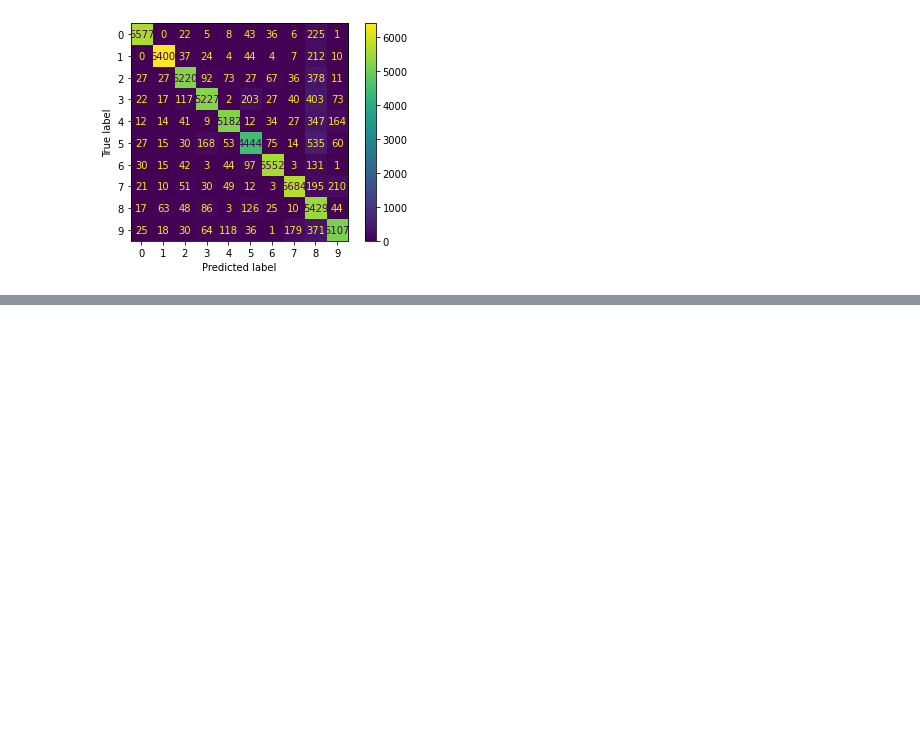
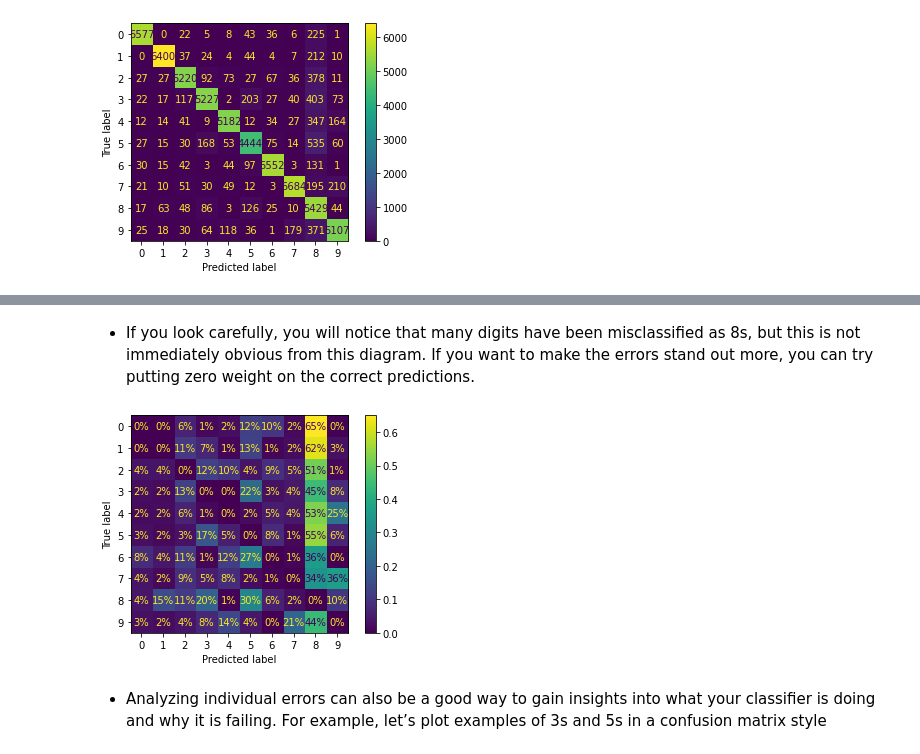
Before and after one commit to MrEktirir/ML_Works, a Jupyter notebook: Notebooks/chapter_3.ipynb, the cells around one changed output, grey strips where cells are left out. Drawn from its saved outputs; the diff is of its cells as text; code cells hidden in the pictures; blank space fills up the shorter version.

```diff
--- a/Notebooks/chapter_3.ipynb
+++ b/Notebooks/chapter_3.ipynb
@@ -458,0 +473,18 @@ plt.show()
+# %% [markdown]
+*  If you look carefully, you will notice that many digits have been misclassified as 8s, but this is not immediately obvious from this diagram. If you want to make the errors stand out more, you can try putting zero weight on the correct predictions.
+# %%
+sample_weigth = (y_train_pred != y_train)
+
+ConfusionMatrixDisplay.from_predictions(
+    y_train,
+    y_train_pred,
+    sample_weight=sample_weigth,
+    normalize="true",
+    values_format=".0%"
+)
+
+plt.show()
+# %% [output]
+[figure, added]
+# %% [markdown]
+* Analyzing individual errors can also be a good way to gain insights into what your classifier is doing and why it is failing. For example, let’s plot examples of 3s and 5s in a confusion matrix style
```
Also changed, not shown: parts of 4 cells of this notebook.
